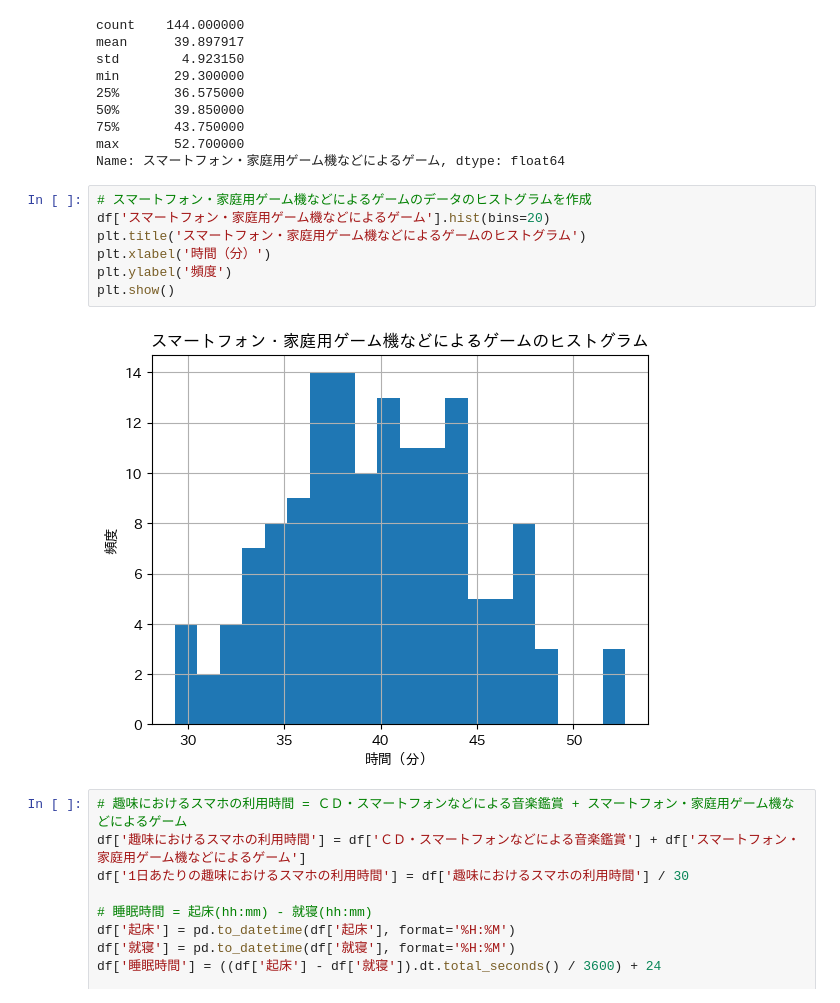
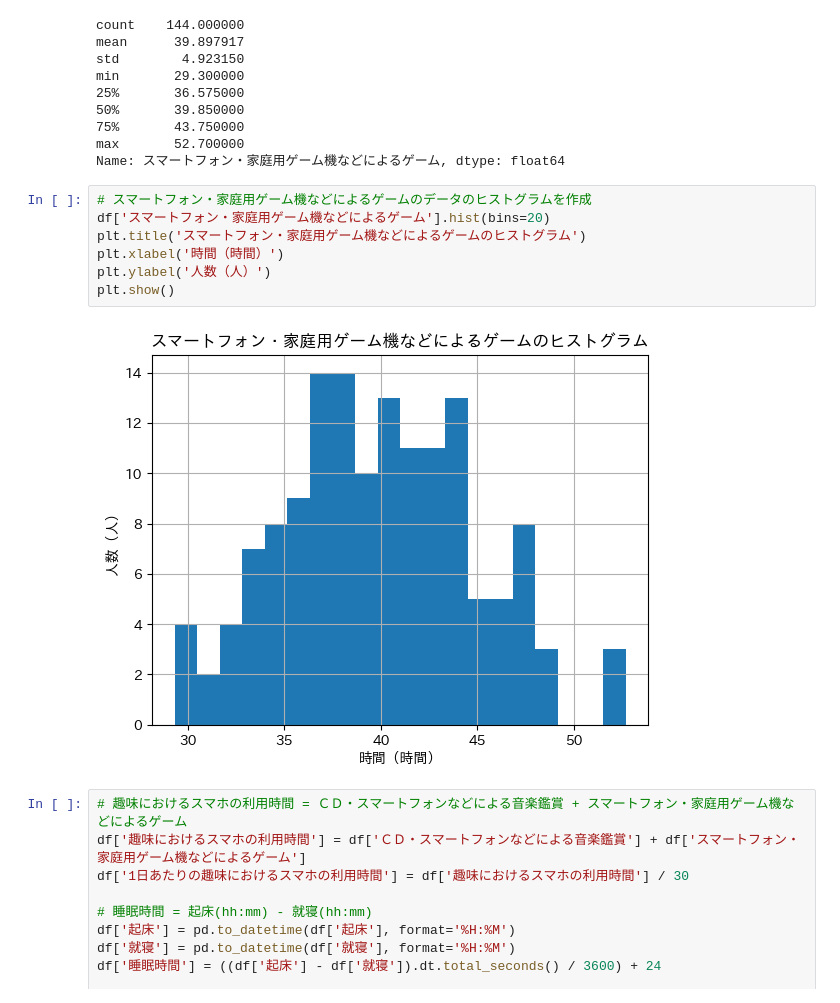
Before and after one commit to 2422100/statistics, a Jupyter notebook: smartphon.ipynb, the cells around one changed output. Saved outputs shown, nothing was run; the diff lists cells and outputs as text.

```diff
--- a/smartphon.ipynb
+++ b/smartphon.ipynb
@@ -67,12 +67,12 @@ Name: スマートフォン・家庭用ゲーム機などによるゲーム, dty
 # %%
 # スマートフォン・家庭用ゲーム機などによるゲームのデータのヒストグラムを作成
 df['スマートフォン・家庭用ゲーム機などによるゲーム'].hist(bins=20)
 plt.title('スマートフォン・家庭用ゲーム機などによるゲームのヒストグラム')
-plt.xlabel('時間（分）')
-plt.ylabel('頻度')
+plt.xlabel('時間（時間）')
+plt.ylabel('人数（人）')
 plt.show()
 # %% [output]
-[figure, old version]
+[figure, new version]
 # %%
 # 趣味におけるスマホの利用時間 = ＣＤ・スマートフォンなどによる音楽鑑賞 + スマートフォン・家庭用ゲーム機などによるゲーム
 df['趣味におけるスマホの利用時間'] = df['ＣＤ・スマートフォンなどによる音楽鑑賞'] + df['スマートフォン・家庭用ゲーム機などによるゲーム']
```
Also changed, not shown: parts of 2 cells of this notebook.
